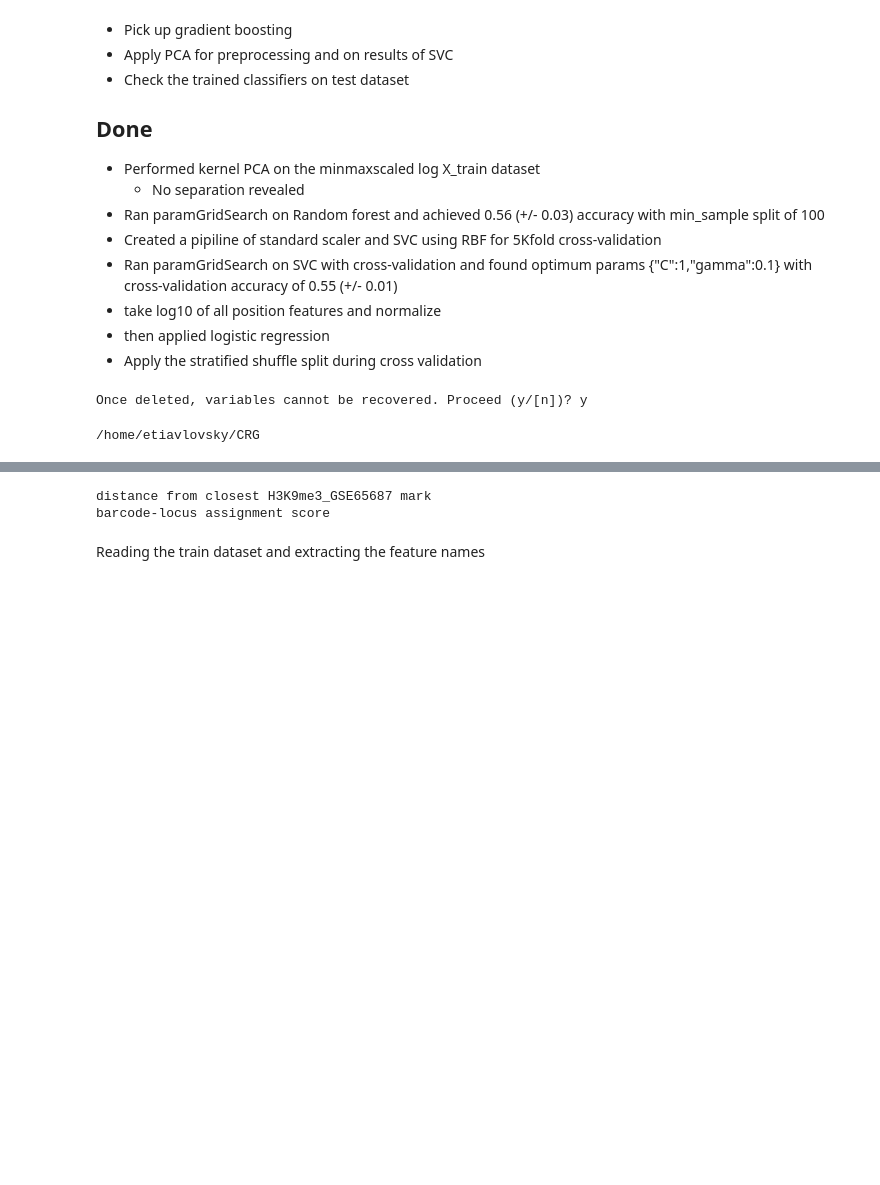
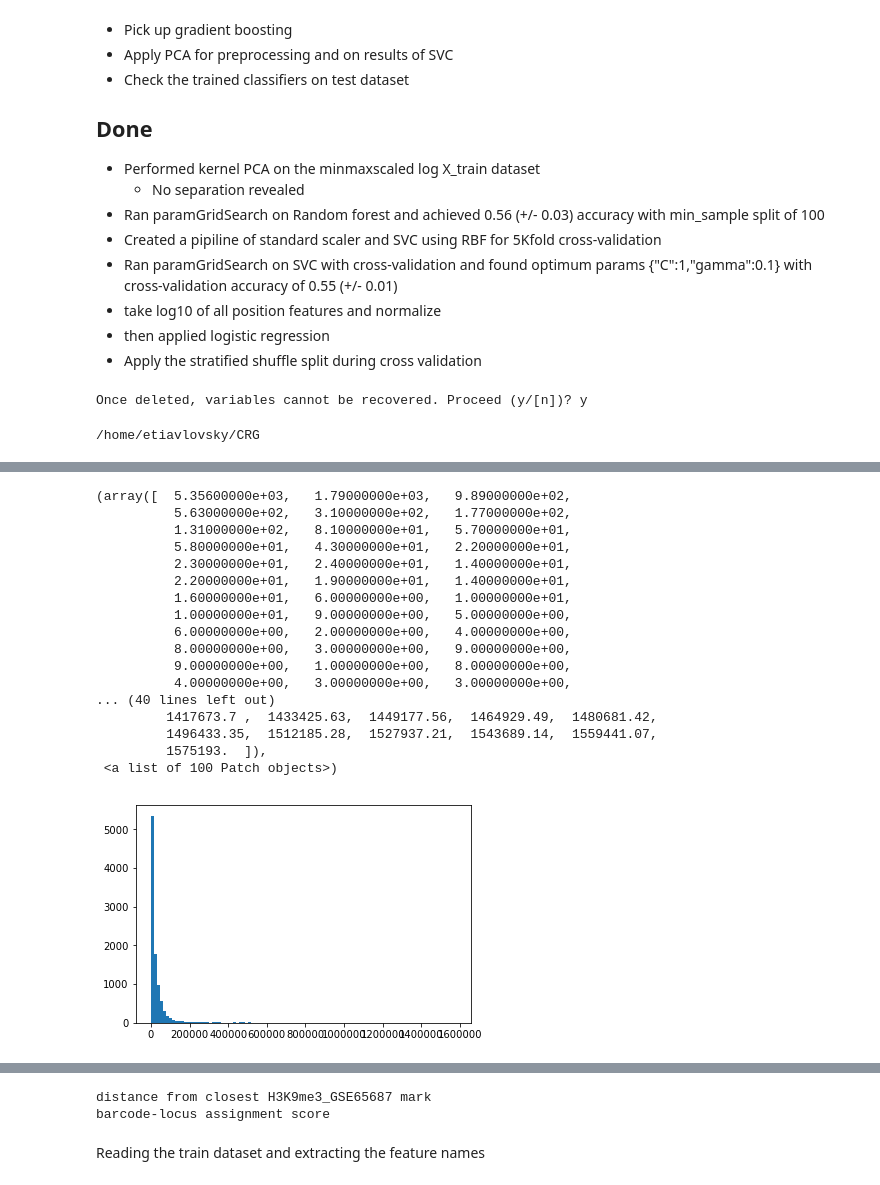
Before and after one commit to tiavlovskiegor24/CRG, a Jupyter notebook: HIV expression.ipynb, the cells around one changed output, grey strips where cells are left out. Saved outputs shown, nothing was run; the diff lists cells and outputs as text; code cells hidden in the pictures; blank space fills up the shorter version.

```diff
--- a/HIV expression.ipynb
+++ b/HIV expression.ipynb
@@ -68,0 +83,21 @@ None
+# %%
+plt.hist(ML_inputs["features"][:,68],bins = 100)
+# %% [output]
+(array([  5.35600000e+03,   1.79000000e+03,   9.89000000e+02,
+          5.63000000e+02,   3.10000000e+02,   1.77000000e+02,
+          1.31000000e+02,   8.10000000e+01,   5.70000000e+01,
+          5.80000000e+01,   4.30000000e+01,   2.20000000e+01,
+          2.30000000e+01,   2.40000000e+01,   1.40000000e+01,
+          2.20000000e+01,   1.90000000e+01,   1.40000000e+01,
+          1.60000000e+01,   6.00000000e+00,   1.00000000e+01,
+          1.00000000e+01,   9.00000000e+00,   5.00000000e+00,
+          6.00000000e+00,   2.00000000e+00,   4.00000000e+00,
+          8.00000000e+00,   3.00000000e+00,   9.00000000e+00,
+          9.00000000e+00,   1.00000000e+00,   8.00000000e+00,
+          4.00000000e+00,   3.00000000e+00,   3.00000000e+00,
+... (40 lines left out)
+         1417673.7 ,  1433425.63,  1449177.56,  1464929.49,  1480681.42,
+         1496433.35,  1512185.28,  1527937.21,  1543689.14,  1559441.07,
+         1575193.  ]),
+ <a list of 100 Patch objects>)
+[figure, added]
```
Also changed, not shown: parts of 10 cells of this notebook, 4 other files.
